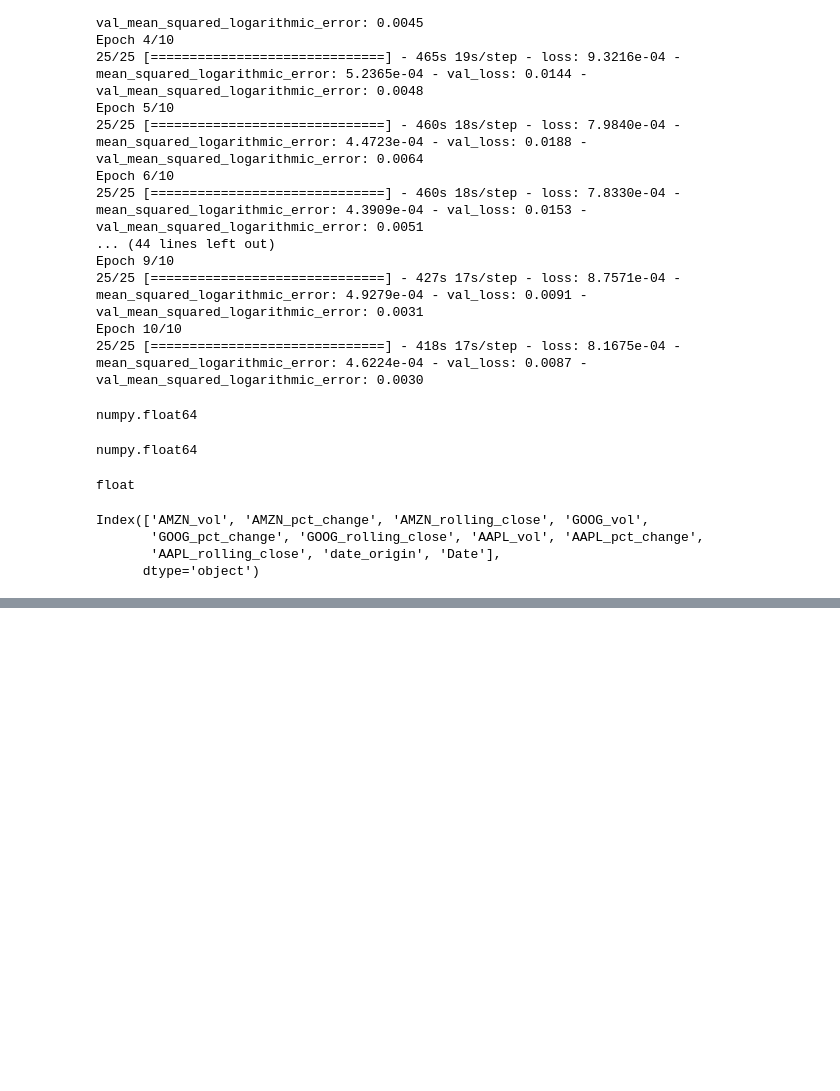
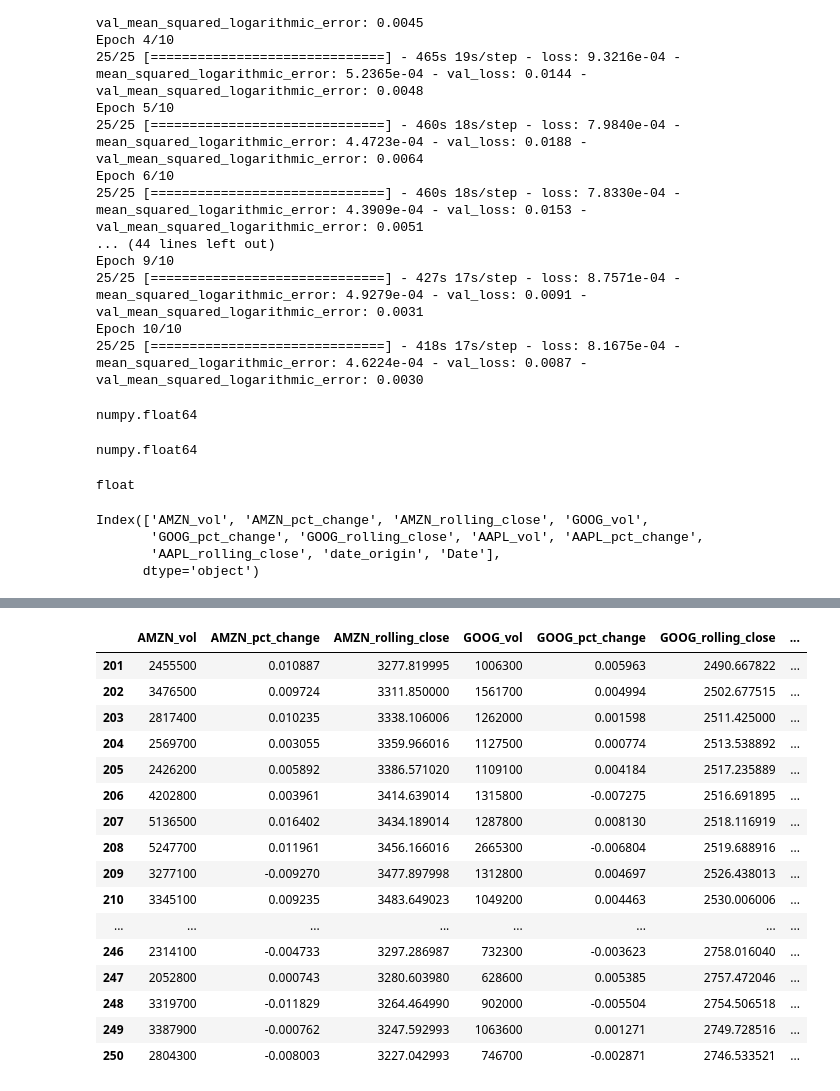
Before and after one commit to seantanken/GalvanizeRepo, a Jupyter notebook: stock_analyzer/neural_network_analysis.ipynb, the cells around one changed output, grey strips where cells are left out. Drawn from its saved outputs; the diff is of its cells as text; code cells hidden in the pictures; blank space fills up the shorter version.

```diff
--- a/stock_analyzer/neural_network_analysis.ipynb
+++ b/stock_analyzer/neural_network_analysis.ipynb
@@ -496,0 +517,20 @@ Index(['AMZN_vol', 'AMZN_pct_change', 'AMZN_rolling_close', 'GOOG_vol',
+# %%
+holdout_df.tail(50)
+# %% [output]
+|  | AMZN_vol | AMZN_pct_change | AMZN_rolling_close | GOOG_vol | GOOG_pct_change | GOOG_rolling_close | ... |
+| 201 | 2455500 | 0.010887 | 3277.819995 | 1006300 | 0.005963 | 2490.667822 | ... |
+| 202 | 3476500 | 0.009724 | 3311.850000 | 1561700 | 0.004994 | 2502.677515 | ... |
+| 203 | 2817400 | 0.010235 | 3338.106006 | 1262000 | 0.001598 | 2511.425000 | ... |
+| 204 | 2569700 | 0.003055 | 3359.966016 | 1127500 | 0.000774 | 2513.538892 | ... |
+| 205 | 2426200 | 0.005892 | 3386.571020 | 1109100 | 0.004184 | 2517.235889 | ... |
+| 206 | 4202800 | 0.003961 | 3414.639014 | 1315800 | -0.007275 | 2516.691895 | ... |
+| 207 | 5136500 | 0.016402 | 3434.189014 | 1287800 | 0.008130 | 2518.116919 | ... |
+| 208 | 5247700 | 0.011961 | 3456.166016 | 2665300 | -0.006804 | 2519.688916 | ... |
+| 209 | 3277100 | -0.009270 | 3477.897998 | 1312800 | 0.004697 | 2526.438013 | ... |
+| 210 | 3345100 | 0.009235 | 3483.649023 | 1049200 | 0.004463 | 2530.006006 | ... |
+| ... | ... | ... | ... | ... | ... | ... | ... |
+| 246 | 2314100 | -0.004733 | 3297.286987 | 732300 | -0.003623 | 2758.016040 | ... |
+| 247 | 2052800 | 0.000743 | 3280.603980 | 628600 | 0.005385 | 2757.472046 | ... |
+| 248 | 3319700 | -0.011829 | 3264.464990 | 902000 | -0.005504 | 2754.506518 | ... |
+| 249 | 3387900 | -0.000762 | 3247.592993 | 1063600 | 0.001271 | 2749.728516 | ... |
+| 250 | 2804300 | -0.008003 | 3227.042993 | 746700 | -0.002871 | 2746.533521 | ... |
```
Also changed, not shown: parts of 1 cell of this notebook, 2 other files.
